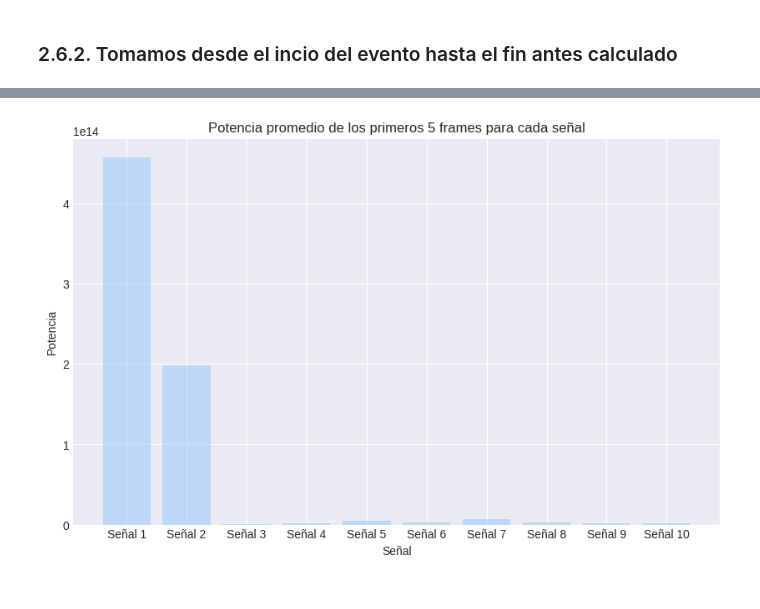
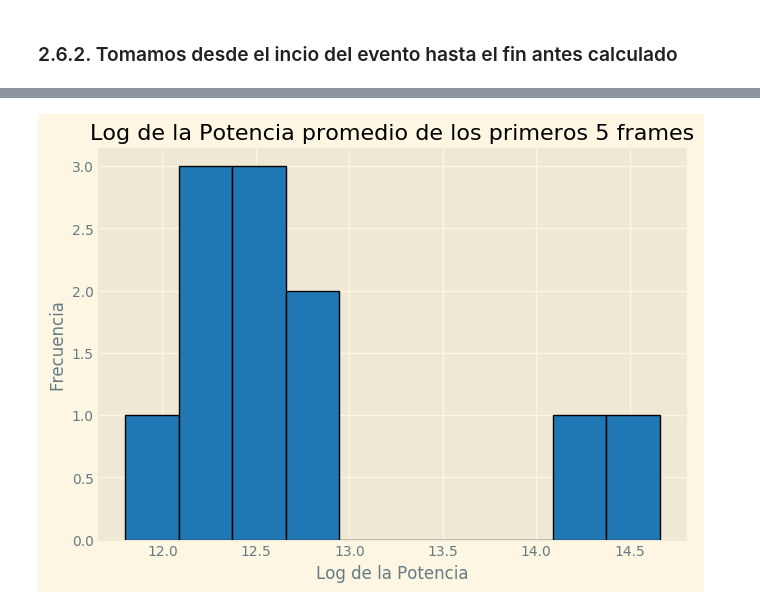
Before and after one commit to simonvidal99/Trigger, a Jupyter notebook: energy.ipynb, the cells around one changed output, grey strips where cells are left out. Cells and saved outputs as stored; diff of their text form; code cells hidden in the pictures.

Commit message:
histogramas

```diff
--- a/energy.ipynb
+++ b/energy.ipynb
@@ -447,6 +450,6 @@ post_event
 # %%
 # Set a professional style for the plot
-plt.style.use('seaborn-v0_8-darkgrid')
+plt.style.use('_mpl-gallery')
 
 fig = plt.figure(figsize=(15, 75))
 gs = gridspec.GridSpec(2*len(sliced_traces), 1, height_ratios=[1,2.2]*len(sliced_traces), width_ratios=[1])
@@ -464,7 +467,7 @@ for i, traces in enumerate(sliced_traces):
 
     # Plot the spectrogram
     ax2 = plt.subplot(gs[2*i+1])
-    fig = traces.spectrogram(show=False, axes=ax2, log=True, title='Spectrogram', cmap=cm.jet)
+    fig = traces.spectrogram(show=False, axes=ax2, title='Spectrogram', cmap=cm.jet)
     ax2.set_title('Spectrogram', size=12, fontweight='bold')
     ax2.grid(True)
 
@@ -491,11 +478,0 @@ La principal diferencia entre los dos métodos es cómo se promedia la energía:
-# %%
-
-np.random.seed(42)
-data = np.random.randint(1, 101, size=100)
-window_size = 10
-sample_rate = 5
-
-energy = np.convolve(data**2, np.ones(window_size), mode='valid')[::window_size]
-print(energy)
-power = energy / (window_size / sample_rate)
-print(power)
@@ -580,28 +534,31 @@ plt.show()
 # %%
-def plot_power_events(power_events, n):
-    # Extraemos los primeros n elementos de cada array
-    primeros_n_frames = [np.mean(evento[:n]) for evento in power_events if len(evento) >= n]
+def plot_power(power_events, n_frames=1, use_log=False):
+    # Extraemos los primeros n elementos de cada array y calculamos su promedio
+    first_n_frames = [np.mean(evento[:n_frames]) for evento in power_events]
 
-    # Creamos las etiquetas para cada señal
-    labels = ['Señal {}'.format(i+1) for i in range(len(primeros_n_frames))]
+    # Aplicamos la transformación logarítmica a los datos si use_log es True
+    if use_log:
+        first_n_frames = np.log10(first_n_frames)
 
     # Creamos una figura con un tamaño específico
-    plt.figure(figsize=(10, 6))
+    plt.figure(figsize=(6, 4))
 
-    # Creamos el gráfico de barras
-    y_pos = np.arange(len(labels))
-    plt.bar(y_pos, primeros_n_frames, align='center', alpha=0.5)
-    plt.xticks(y_pos, labels)
+    # Creamos el histograma
+    plt.hist(first_n_frames, bins=10, edgecolor='black')
 
     # Agregamos títulos y etiquetas
-    plt.title('Potencia promedio de los primeros {} frames para cada señal'.format(n))
-    plt.xlabel('Señal')
-    plt.ylabel('Potencia')
+    title = 'Potencia promedio de los primeros {} frames'.format(n_frames)
+    xlabel = 'Potencia'
+    if use_log:
+        title = 'Log de la ' + title
+        xlabel = 'Log de la ' + xlabel
+    plt.title(title)
+    plt.xlabel(xlabel)
+    plt.ylabel('Frecuencia')
 
     # Mostramos el gráfico
     plt.show()
 
-
-plot_power_events(power_events, 5)
+plot_power(power_events, n_frames=5, use_log=True)
 # %% [output]
-[figure, old version]
+[figure, new version]
```
Also changed, not shown: parts of 26 cells of this notebook.
